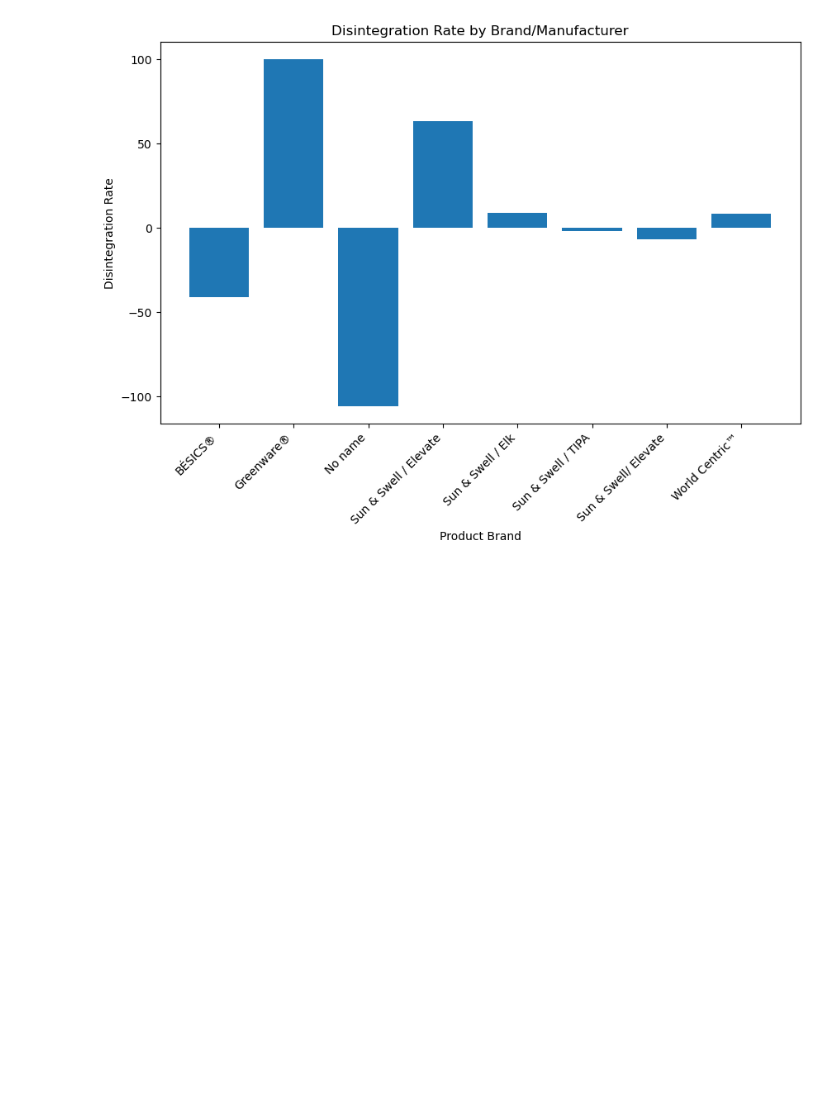
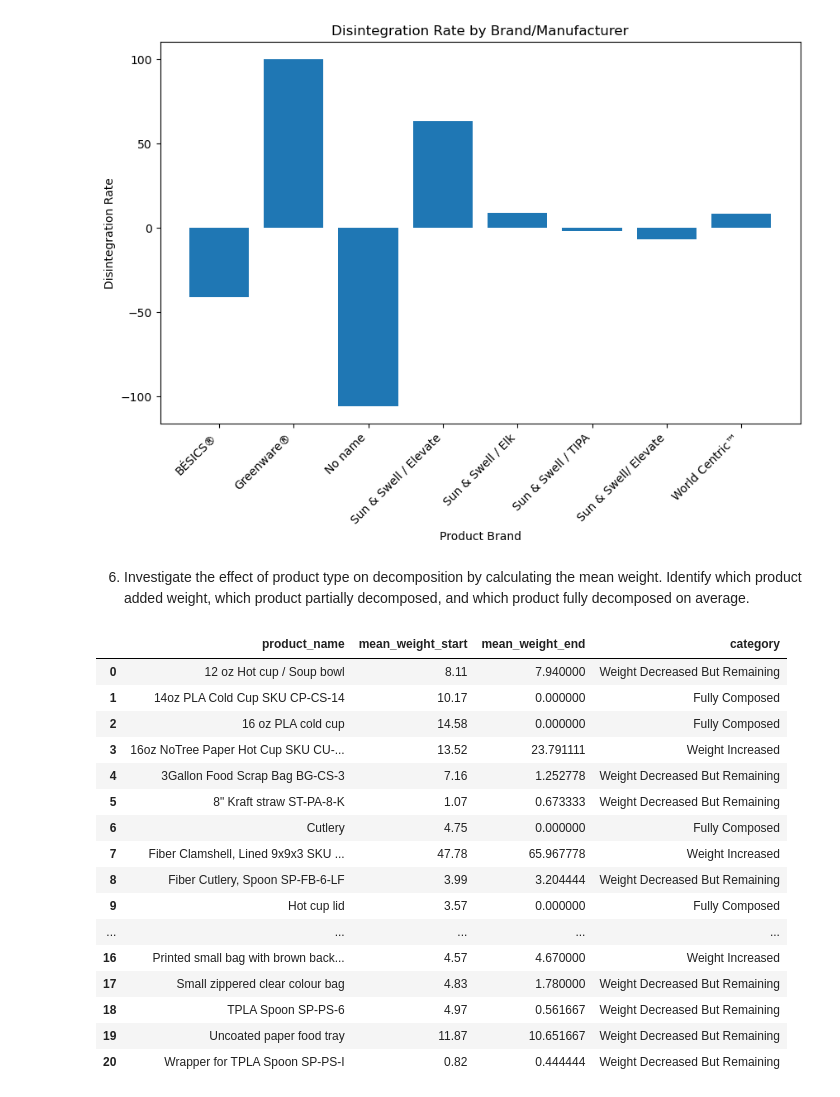
Before and after one commit to uchicago-dsi/compostable-disintegration-analysis, a Jupyter notebook: notebooks/CASP004-01_EDA.ipynb, the cells around one changed output. Drawn from its saved outputs; the diff is of its cells as text; code cells hidden in the pictures; blank space fills up the shorter version.

Commit message:
add the product analysis

```diff
--- a/notebooks/CASP004-01_EDA.ipynb
+++ b/notebooks/CASP004-01_EDA.ipynb
@@ -7,7 +7,7 @@ import os
 import pandas as pd
 import matplotlib.pyplot as plt
 
-PATH = r'/Users/ally/Desktop/UChicago/CREF'
+PATH = r'/Users/cecilia/Desktop/data clinics/client materials'
 df_test = pd.read_csv(os.path.join(PATH, 'CASP004-01_test-summary-per-bag.csv'))
 df_product = pd.read_csv(os.path.join(PATH, 'CASP004-01_bag-product-setup.csv'))
 # %% [markdown]
@@ -31,13 +31,13 @@ df_test.loc[rows_to_update, mean_weight_column] = mean_weights
 ## Data transformation
 # %%
 # only keep changed columns which can provide useful information
-selected_columns = ['bag_ID', 'stage', 'bag_intact', 'bag_depth', 'product_name', 'photo_available', 'weight_mean_g', 'Product Notes']
+selected_columns = ['bag_ID', 'stage', 'bag_intact', 'bag_depth', 'product_name', 'photo_available', 'weight_mean_g', 'product_notes']
 changed_data = df_test[selected_columns]
 
 # transform the long data into wide form
 wide_changed_data = changed_data.pivot(index=['bag_ID', 'product_name'],
                                        columns='stage',
-                                       values=['bag_intact', 'bag_depth', 'photo_available', 'weight_mean_g', 'Product Notes'])
+                                       values=['bag_intact', 'bag_depth', 'photo_available', 'weight_mean_g', 'product_notes'])
 # %%
 # flaten the multilevel column indexes and make them lowercase
 wide_changed_data.columns = ['_'.join(col) for col in wide_changed_data.columns.values]
@@ -208,3 +208,49 @@ plt.title('Disintegration Rate by Brand/Manufacturer')
 # %% [output]
 Text(0.5, 1.0, 'Disintegration Rate by Brand/Manufacturer')
 [figure]
+# %% [markdown]
+6. Investigate the effect of product type on decomposition by calculating the mean weight. Identify which product added weight, which product partially decomposed, and which product fully decomposed on average.
+# %%
+mean_weights_start = wide_changed_data.groupby('product_name')['weight_mean_g_start'].mean()
+mean_weights_end = wide_changed_data.groupby('product_name')['weight_mean_g_end'].mean()
+
+# Create DataFrame for Weight Change Analysis
+weight_change_analysis = pd.DataFrame({
+    'mean_weight_start': mean_weights_start,
+    'mean_weight_end': mean_weights_end
+})
+
+weight_change_analysis = weight_change_analysis.reset_index()
+
+# define a function to categorize based on weight change
+def categorize_product(row):
+    if row['mean_weight_end'] > row['mean_weight_start']:
+        return 'Weight Increased'
+    elif row['mean_weight_end'] < row['mean_weight_start'] and row['mean_weight_end'] > 0:
+        return 'Weight Decreased But Remaining'
+    elif row['mean_weight_end'] == 0:
+        return 'Fully Composed'
+    else:
+        return 'Other'
+
+weight_change_analysis['category'] = weight_change_analysis.apply(categorize_product, axis=1)
+
+weight_change_analysis
+# %% [output]
+|  | product_name | mean_weight_start | mean_weight_end | category |
+| 0 | 12 oz Hot cup / Soup bowl | 8.11 | 7.940000 | Weight Decreased But Remaining |
+| 1 | 14oz PLA Cold Cup SKU CP-CS-14 | 10.17 | 0.000000 | Fully Composed |
+| 2 | 16 oz PLA cold cup | 14.58 | 0.000000 | Fully Composed |
+| 3 | 16oz NoTree Paper Hot Cup SKU CU-... | 13.52 | 23.791111 | Weight Increased |
+| 4 | 3Gallon Food Scrap Bag BG-CS-3 | 7.16 | 1.252778 | Weight Decreased But Remaining |
+| 5 | 8" Kraft straw ST-PA-8-K | 1.07 | 0.673333 | Weight Decreased But Remaining |
+| 6 | Cutlery | 4.75 | 0.000000 | Fully Composed |
+| 7 | Fiber Clamshell, Lined 9x9x3 SKU ... | 47.78 | 65.967778 | Weight Increased |
+| 8 | Fiber Cutlery, Spoon SP-FB-6-LF | 3.99 | 3.204444 | Weight Decreased But Remaining |
+| 9 | Hot cup lid | 3.57 | 0.000000 | Fully Composed |
+| ... | ... | ... | ... | ... |
+| 16 | Printed small bag with brown back... | 4.57 | 4.670000 | Weight Increased |
+| 17 | Small zippered clear colour bag | 4.83 | 1.780000 | Weight Decreased But Remaining |
+| 18 | TPLA Spoon SP-PS-6 | 4.97 | 0.561667 | Weight Decreased But Remaining |
+| 19 | Uncoated paper food tray | 11.87 | 10.651667 | Weight Decreased But Remaining |
+| 20 | Wrapper for TPLA Spoon SP-PS-I | 0.82 | 0.444444 | Weight Decreased But Remaining |
```
Also changed, not shown: parts of 7 cells of this notebook, 1 other file.
